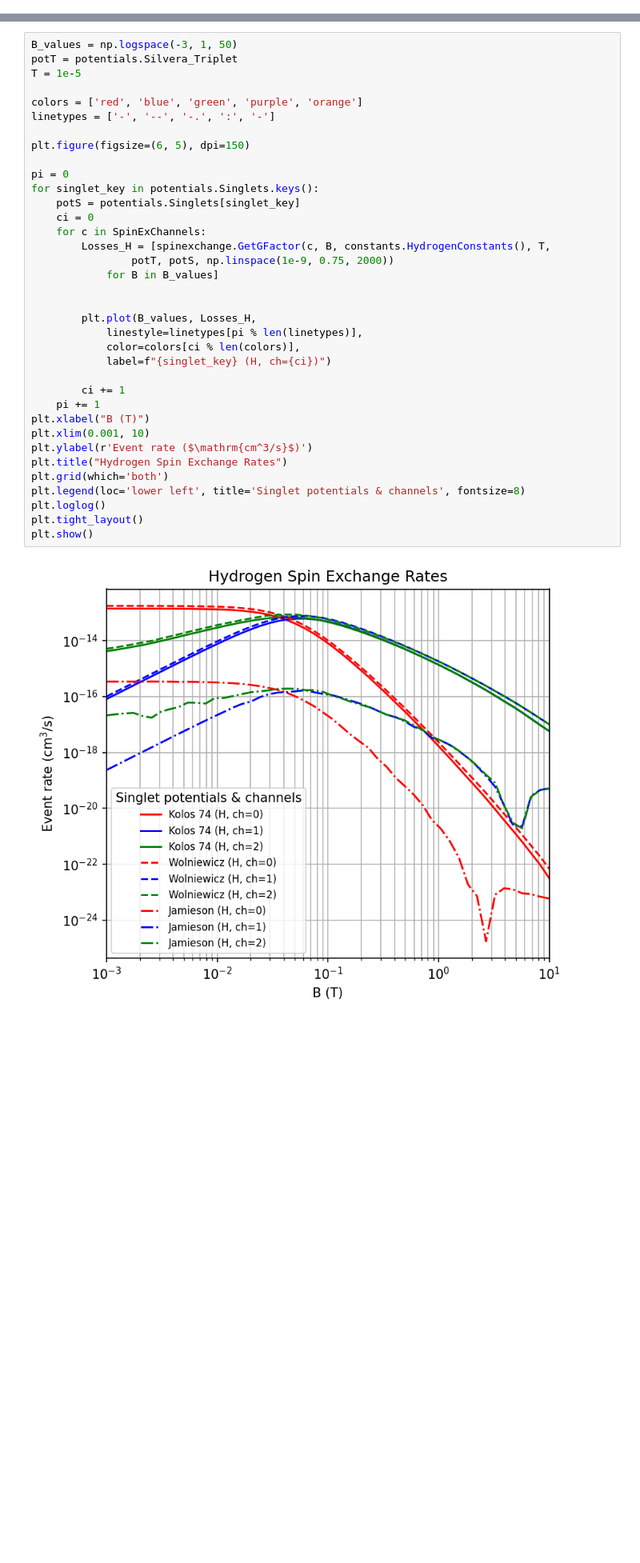
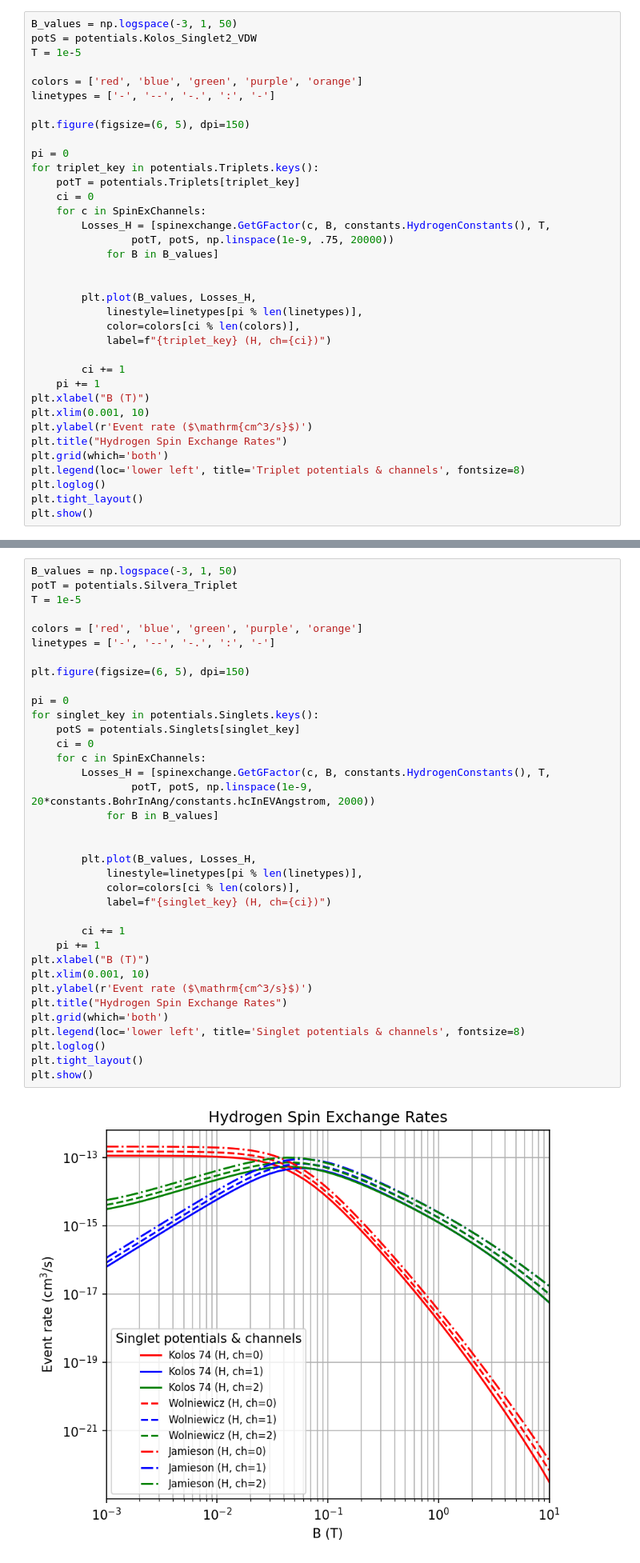
Before and after one commit to UTA-NURES/AtomicHScattering, a Jupyter notebook: examples/Potentials Comparison.ipynb, the cells around one changed output, grey strips where cells are left out. Shown at 80% size. Cells and saved outputs as stored; diff of their text form; blank space fills up the shorter version.

Commit message:
Singlet Stuff

```diff
--- a/examples/Potentials Comparison.ipynb
+++ b/examples/Potentials Comparison.ipynb
@@ -179,3 +179,39 @@ plt.show()
   underestimated.
   Integral = quad(Integrand, rhos[0], rhos[-1])[0] / (P1 * P2)
 [figure]
+# %%
+B_values = np.logspace(-3, 1, 50)
+potS = potentials.Kolos_Singlet2_VDW
+T = 1e-5
+
+colors = ['red', 'blue', 'green', 'purple', 'orange']
+linetypes = ['-', '--', '-.', ':', '-']
+
+plt.figure(figsize=(6, 5), dpi=150)
+
+pi = 0
+for triplet_key in potentials.Triplets.keys():
+    potT = potentials.Triplets[triplet_key]
+    ci = 0
+    for c in SpinExChannels:
+        Losses_H = [spinexchange.GetGFactor(c, B, constants.HydrogenConstants(), T,
+                potT, potS, np.linspace(1e-9, .75, 20000))
+            for B in B_values]
+
+
+        plt.plot(B_values, Losses_H,
+            linestyle=linetypes[pi % len(linetypes)],
+            color=colors[ci % len(colors)],
+            label=f"{triplet_key} (H, ch={ci})")
+
+        ci += 1
+    pi += 1
+plt.xlabel("B (T)")
+plt.xlim(0.001, 10)
+plt.ylabel(r'Event rate ($\mathrm{cm^3/s}$)')
+plt.title("Hydrogen Spin Exchange Rates")
+plt.grid(which='both')
+plt.legend(loc='lower left', title='Triplet potentials & channels', fontsize=8)
+plt.loglog()
+plt.tight_layout()
+plt.show()
@@ -188,32 +226,32 @@ colors = ['red', 'blue', 'green', 'purple', 'orange']
 linetypes = ['-', '--', '-.', ':', '-']
 
 plt.figure(figsize=(6, 5), dpi=150)
 
 pi = 0
 for singlet_key in potentials.Singlets.keys():
     potS = potentials.Singlets[singlet_key]
     ci = 0
     for c in SpinExChannels:
         Losses_H = [spinexchange.GetGFactor(c, B, constants.HydrogenConstants(), T,
-                potT, potS, np.linspace(1e-9, 0.75, 2000))
+                potT, potS, np.linspace(1e-9, 20*constants.BohrInAng/constants.hcInEVAngstrom, 2000))
             for B in B_values]
 
 
         plt.plot(B_values, Losses_H,
             linestyle=linetypes[pi % len(linetypes)],
             color=colors[ci % len(colors)],
             label=f"{singlet_key} (H, ch={ci})")
 
         ci += 1
     pi += 1
 plt.xlabel("B (T)")
 plt.xlim(0.001, 10)
 plt.ylabel(r'Event rate ($\mathrm{cm^3/s}$)')
 plt.title("Hydrogen Spin Exchange Rates")
 plt.grid(which='both')
 plt.legend(loc='lower left', title='Singlet potentials & channels', fontsize=8)
 plt.loglog()
 plt.tight_layout()
 plt.show()
 # %% [output]
-[figure, old version]
+[figure, new version]
```
Also changed, not shown: parts of 5 cells of this notebook, 1 other file.
